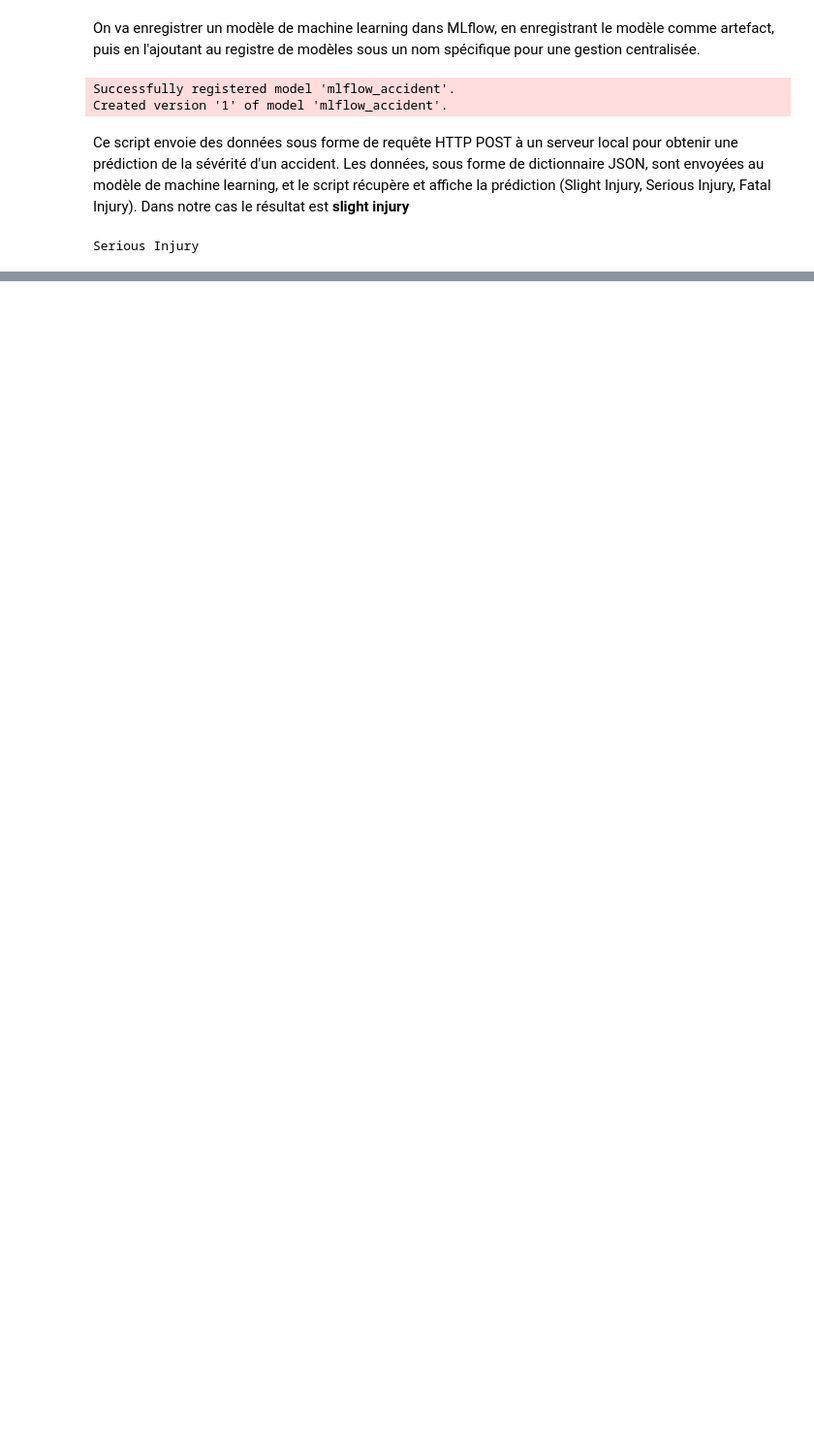
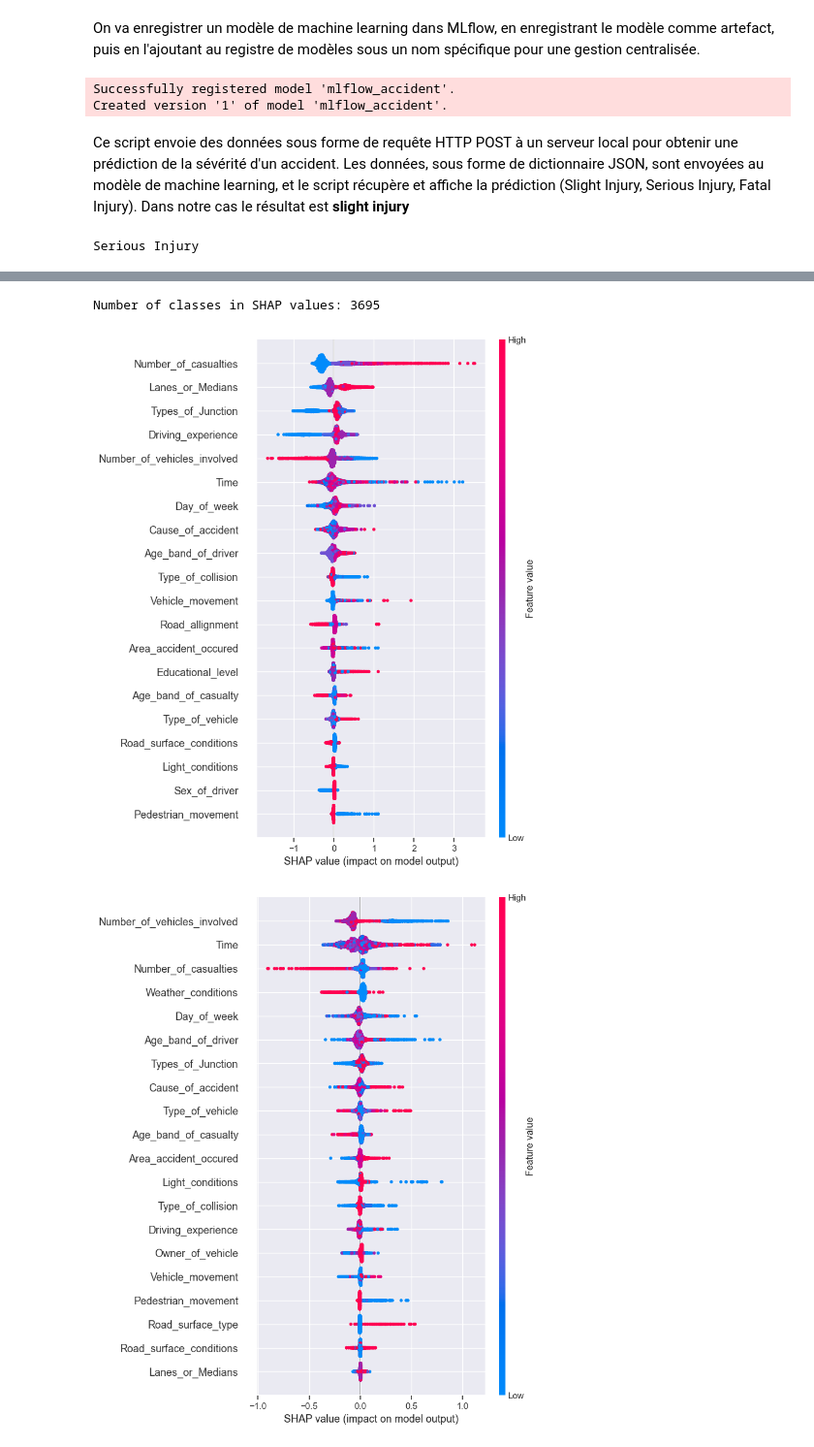
Before and after one commit to dohabenhabbach/Road-Traffic-Accident-Severity-Classification, a Jupyter notebook: road_trafic_accidents1.ipynb, the cells around one changed output, grey strips where cells are left out. Shown at 97% size. Saved outputs shown, nothing was run; the diff lists cells and outputs as text; code cells hidden in the pictures; blank space fills up the shorter version.

Commit message:
SHAP

```diff
--- a/road_trafic_accidents1.ipynb
+++ b/road_trafic_accidents1.ipynb
@@ -1584,0 +1606,8 @@ Serious Injury
+# %%
+import shap
+# Créer l'explainer avec le meilleur modèle
+explainer = shap.TreeExplainer(best_model_lgbm)
+# %%
+# Calcul des valeurs SHAP pour les données de test (X_test) en utilisant l'explainer SHAP.
+# Ces valeurs SHAP expliquent l'impact de chaque caractéristique sur les prédictions du modèle.
+shap_values = explainer.shap_values(X_test)
@@ -1584,0 +1616,13 @@ Serious Injury
+# %%
+# Afficher le nombre de classes dans les valeurs SHAP
+print(f"Number of classes in SHAP values: {len(shap_values)}")
+
+# Pour un modèle multiclasse, créez un graphique de résumé pour chaque classe
+# Par exemple, pour la classe 0 (ou une autre classe selon votre besoin):
+shap.summary_plot(shap_values[:,:,0], X_test)  # Classe 0
+shap.summary_plot(shap_values[:,:,1], X_test)  # Classe 1
+shap.summary_plot(shap_values[:,:,2], X_test)  # Classe 2
+# %% [output]
+Number of classes in SHAP values: 3695
+[figure, added]
+[figure, added]
```
Also changed, not shown: parts of 12 cells of this notebook.
